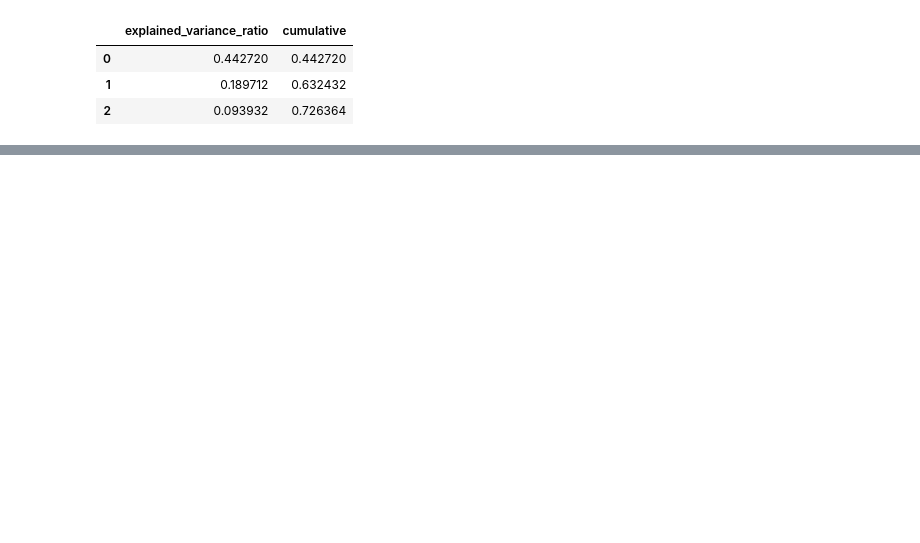
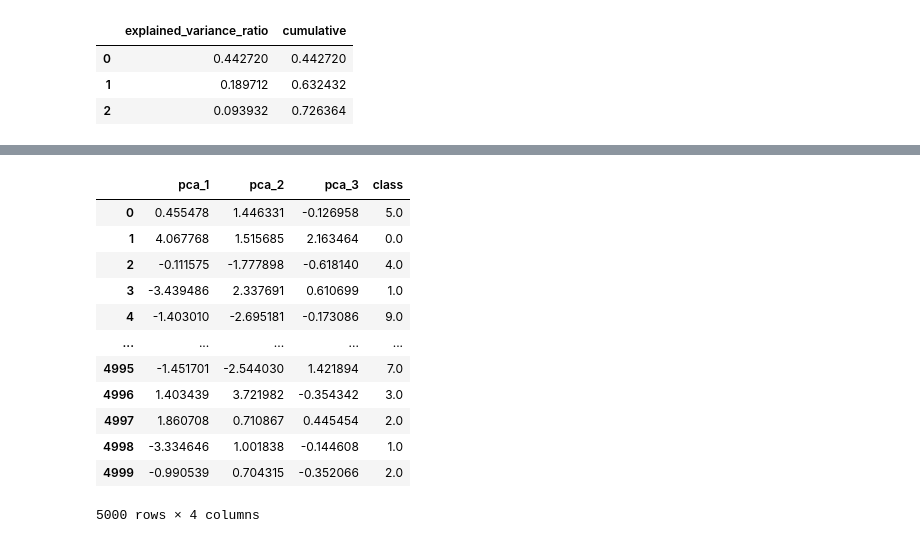
Before and after one commit to krakowiakpawel9/ml_course, a Jupyter notebook: ul/09_pca.ipynb, the cells around one changed output, grey strips where cells are left out. Cells and saved outputs as stored; diff of their text form; code cells hidden in the pictures; blank space fills up the shorter version.

```diff
--- a/ul/09_pca.ipynb
+++ b/ul/09_pca.ipynb
@@ -182,0 +240,3 @@ px.scatter_3d(pca_3, x='pca_1', y='pca_2', z='pca_3', color='class', symbol='cla
+# %%
+X_train = X_train / 255.
+X_test = X_test / 255.
@@ -182,0 +279,18 @@ px.scatter_3d(pca_3, x='pca_1', y='pca_2', z='pca_3', color='class', symbol='cla
+# %%
+X_train_pca_df = pd.DataFrame(np.c_[X_train_pca, y_train], columns=['pca_1', 'pca_2', 'pca_3', 'class'])
+X_train_pca_df['class'] = X_train_pca_df['class'].astype('str')
+X_train_pca_df
+# %% [output]
+|  | pca_1 | pca_2 | pca_3 | class |
+| 0 | 0.455478 | 1.446331 | -0.126958 | 5.0 |
+| 1 | 4.067768 | 1.515685 | 2.163464 | 0.0 |
+| 2 | -0.111575 | -1.777898 | -0.618140 | 4.0 |
+| 3 | -3.439486 | 2.337691 | 0.610699 | 1.0 |
+| 4 | -1.403010 | -2.695181 | -0.173086 | 9.0 |
+| ... | ... | ... | ... | ... |
+| 4995 | -1.451701 | -2.544030 | 1.421894 | 7.0 |
+| 4996 | 1.403439 | 3.721982 | -0.354342 | 3.0 |
+| 4997 | 1.860708 | 0.710867 | 0.445454 | 2.0 |
+| 4998 | -3.334646 | 1.001838 | -0.144608 | 1.0 |
+| 4999 | -0.990539 | 0.704315 | -0.352066 | 2.0 |
+5000 rows × 4 columns
```
Also changed, not shown: parts of 39 cells of this notebook.
